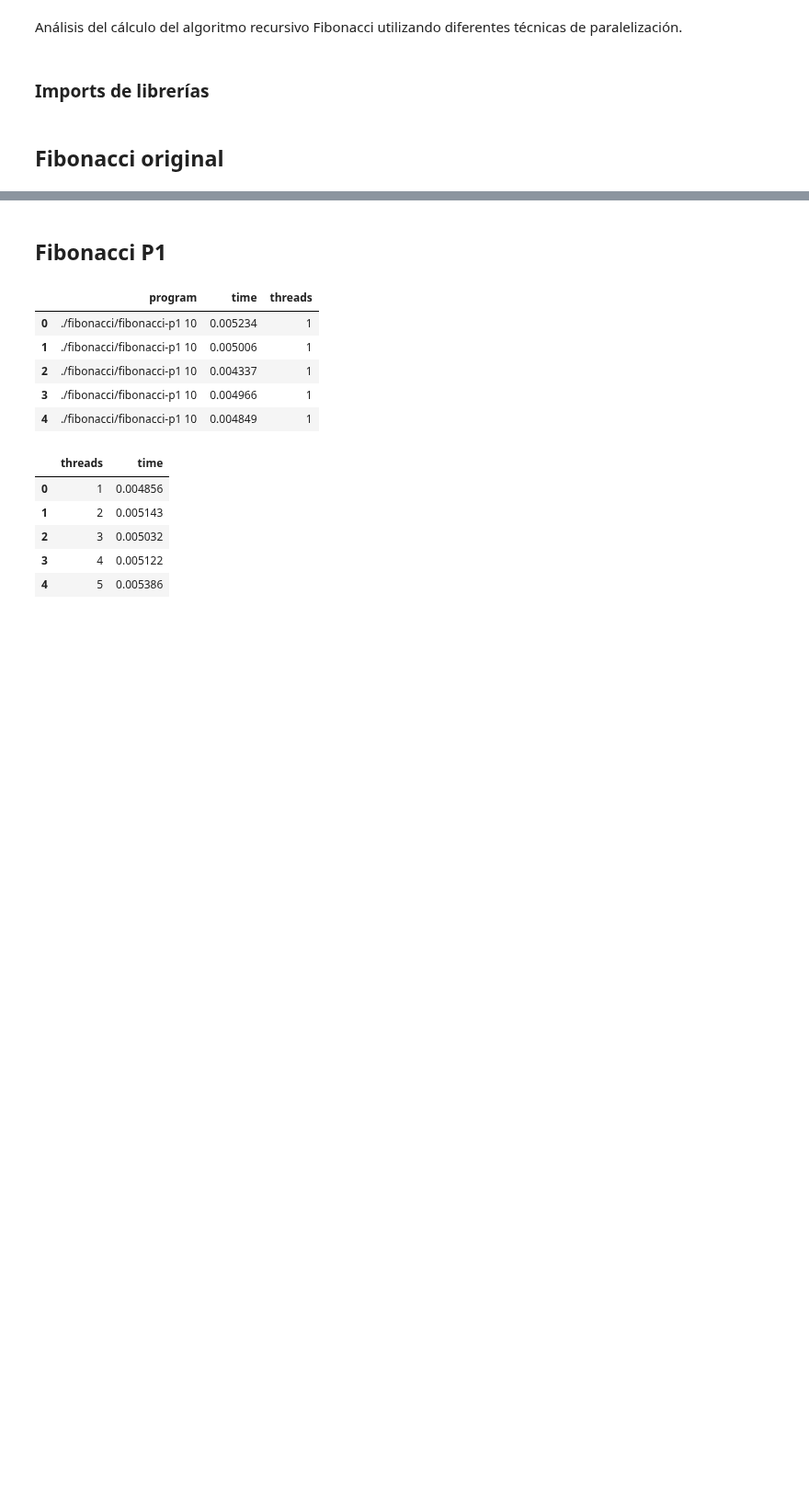
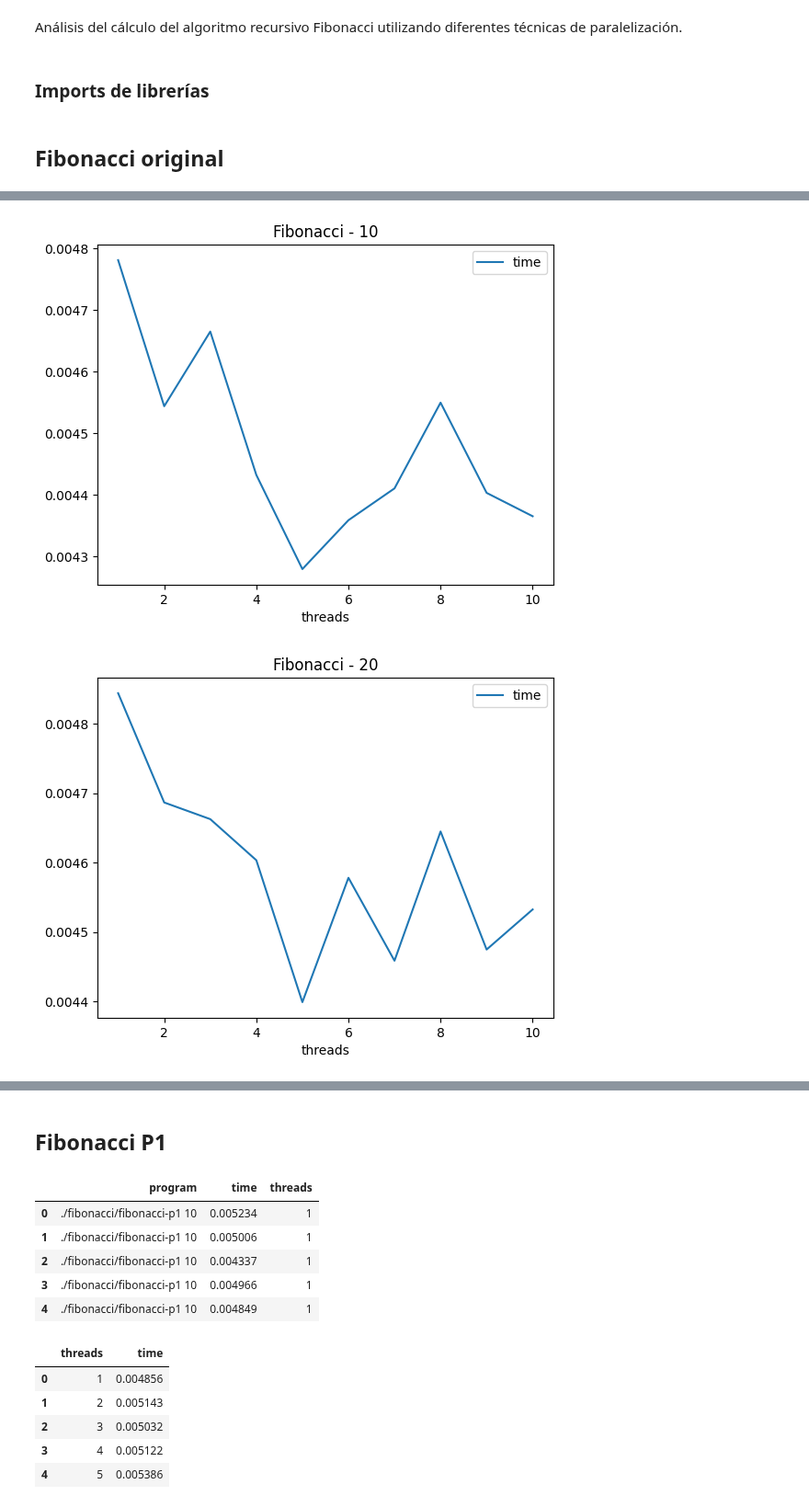
Before and after one commit to jparadadev/notebooks, a Jupyter notebook: high-performance-for-cyber-security/fibonacci.ipynb, the cells around one changed output, grey strips where cells are left out. Shown at 92% size. Saved outputs shown, nothing was run; the diff lists cells and outputs as text; code cells hidden in the pictures; blank space fills up the shorter version.

Commit message:
Add original fibonacci execution data

```diff
--- a/high-performance-for-cyber-security/fibonacci.ipynb
+++ b/high-performance-for-cyber-security/fibonacci.ipynb
@@ -9,3 +9,9 @@ import pandas as pd
 import matplotlib.pyplot as plt
 # %% [markdown]
 ## Fibonacci original
+# %%
+df_10 = pd.read_csv('./datasets/fibonacci.10.1.10.csv')
+df_20 = pd.read_csv('./datasets/fibonacci.20.1.10.csv')
+df_30 = pd.read_csv('./datasets/fibonacci.30.1.10.csv')
+
+df_10.head()
@@ -11,0 +25,6 @@ import matplotlib.pyplot as plt
+# %%
+df_10_med = df_10.groupby(['threads'], as_index=True)['time'].median().reset_index(name='time')
+df_20_med = df_20.groupby(['threads'], as_index=True)['time'].median().reset_index(name='time')
+df_30_med = df_30.groupby(['threads'], as_index=True)['time'].median().reset_index(name='time')
+
+df_10_med.head()
@@ -11,0 +38,9 @@ import matplotlib.pyplot as plt
+# %%
+df_10_med.plot(x='threads', y='time', title='Fibonacci - 10')
+df_20_med.plot(x='threads', y='time', title='Fibonacci - 20')
+df_30_med.plot(x='threads', y='time', title='Fibonacci - 30')
+
+plt.show()
+# %% [output]
+[figure, added]
+[figure, added]
```
Also changed, not shown: parts of 3 cells of this notebook, 3 other files.
